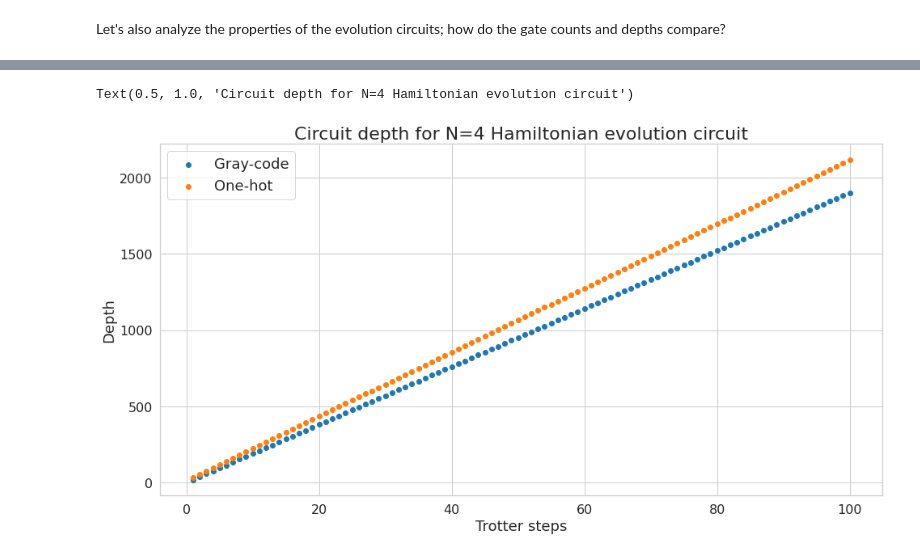
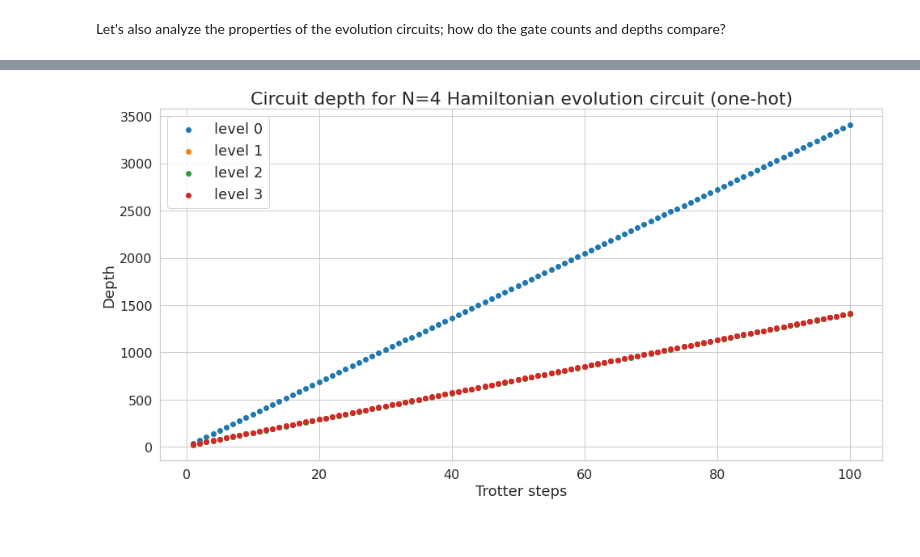
Before and after one commit to glassnotes/GrayCode-QubitEncoding, a Jupyter notebook: notebooks/Time-Evolution-SV.ipynb, the cells around one changed output, grey strips where cells are left out. Saved outputs shown, nothing was run; the diff lists cells and outputs as text; code cells hidden in the pictures.

```diff
--- a/notebooks/Time-Evolution-SV.ipynb
+++ b/notebooks/Time-Evolution-SV.ipynb
@@ -78,8 +80,8 @@ First let's see what happens with the Gray code version.
 # %%
 trajectories_gc = np.zeros((timesteps, 4))
 
-H = DenseEncodingHamiltonian(N_states=4)
-gc_ham_rep = reduce(lambda x, y: x + y, [p[1] * get_pauli_matrix(p[0]) for p in H.pauli_coeffs.items()])
+H_gc = DenseEncodingHamiltonian(N_states=4)
+gc_ham_rep = reduce(lambda x, y: x + y, [p[1] * get_pauli_matrix(p[0]) for p in H_gc.pauli_coeffs.items()])
 
 uniform_gc = 0.5 * np.array([[1], [1], [1], [1]])
 
@@ -155,4 +157,8 @@ min_trotter_steps = 1
 max_trotter_steps = 100
 
 backend = Aer.get_backend('statevector_simulator')
+
+# Not using the device in this simulation, but need it to get the basis gates for transpilation
+# Set the IBM Q device noise model
+device = Device('ibmq_vigo', mitigate_meas_error=False, N_qubits=5)
 # %%
@@ -519,0 +582,20 @@ plt.title("Gray-code gate counts as a percentage of OH counts", fontsize=14);
+# %%
+sns.set(rc={'figure.figsize':(16,8)})
+plt.rcParams['axes.facecolor'] = 'white'
+sns.set_style('whitegrid')
+
+for opt_level in range(4):
+    plt.scatter(x=range(min_trotter_steps, max_trotter_steps+1),
+                y=gate_counts_oh[opt_level,:,0],
+                label=f'level {opt_level}, single-qubit', marker='o', color=colours[opt_level])
+    plt.scatter(x=range(min_trotter_steps, max_trotter_steps+1),
+                y=gate_counts_oh[opt_level,:,1],
+                label=f'level {opt_level}, two-qubit', marker='x', color=colours[opt_level])
+
+plt.legend(fontsize = 18)
+plt.xlabel("Trotter steps", fontsize=18)
+plt.ylabel("Gate counts", fontsize=18)
+plt.xticks(fontsize=16)
+plt.yticks(fontsize=16)
+plt.title("Gate counts for N=4 Hamiltonian evolution circuit (one-hot)", fontsize=22);
+plt.savefig("gate_counts_onehot.pdf")
@@ -520,13 +604,19 @@ plt.title("Gray-code gate counts as a percentage of OH counts", fontsize=14);
 # %%
-plt.scatter(x=range(min_trotter_steps, max_trotter_steps+1), y=gate_counts_gc[:, 2], label='Gray-code', color='tab:blue')
-plt.scatter(x=range(min_trotter_steps, max_trotter_steps+1), y=gate_counts_oh[:, 2], label='One-hot', color='tab:orange')
+sns.set(rc={'figure.figsize':(16,8)})
+plt.rcParams['axes.facecolor'] = 'white'
+sns.set_style('whitegrid')
+
+for opt_level in range(4):
+    plt.scatter(x=range(min_trotter_steps, max_trotter_steps+1),
+                y=gate_counts_oh[opt_level,:,0],
+                label=f'level {opt_level}', marker='o', color=colours[opt_level])
+
+plt.legend(fontsize = 18)
 plt.xlabel("Trotter steps", fontsize=18)
 plt.ylabel("Depth", fontsize=18)
-plt.legend(fontsize = 18)
 plt.xticks(fontsize=16)
 plt.yticks(fontsize=16)
-plt.title("Circuit depth for N=4 Hamiltonian evolution circuit", fontsize=22)
-#plt.savefig("paper-figures/circuit_depth_trotter.pdf");
+plt.title("Circuit depth for N=4 Hamiltonian evolution circuit (one-hot)", fontsize=22);
+plt.savefig("circuit_depth_onehot.pdf")
 # %% [output]
-Text(0.5, 1.0, 'Circuit depth for N=4 Hamiltonian evolution circuit')
-[figure, old version]
+[figure, new version]
```
Also changed, not shown: parts of 22 cells of this notebook, 10 other files.
